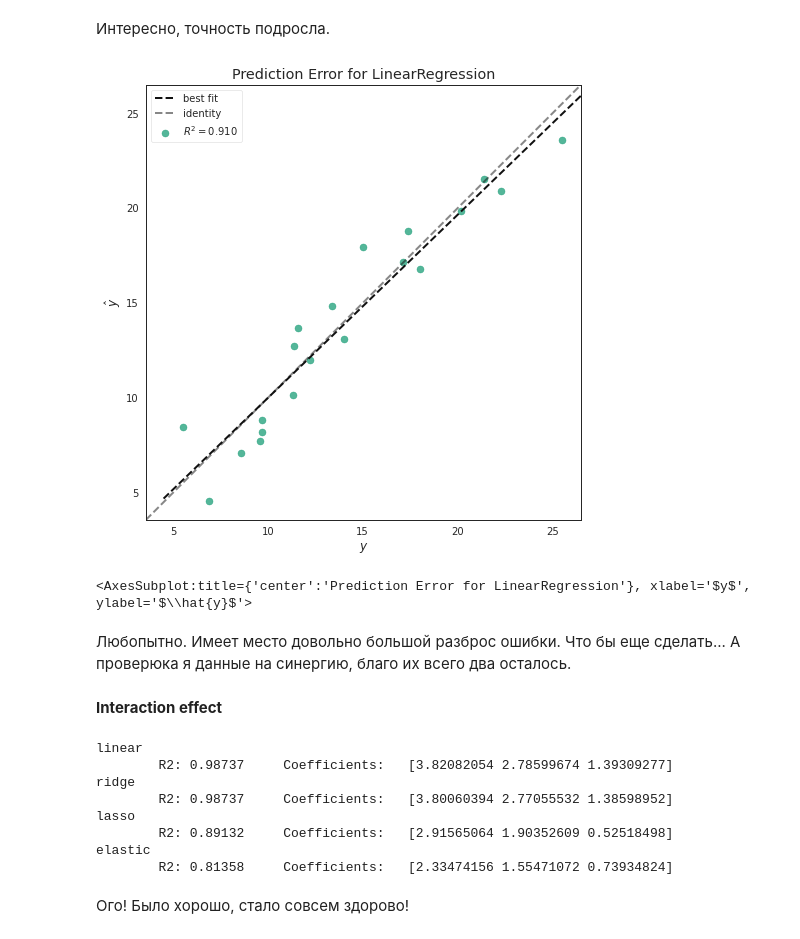
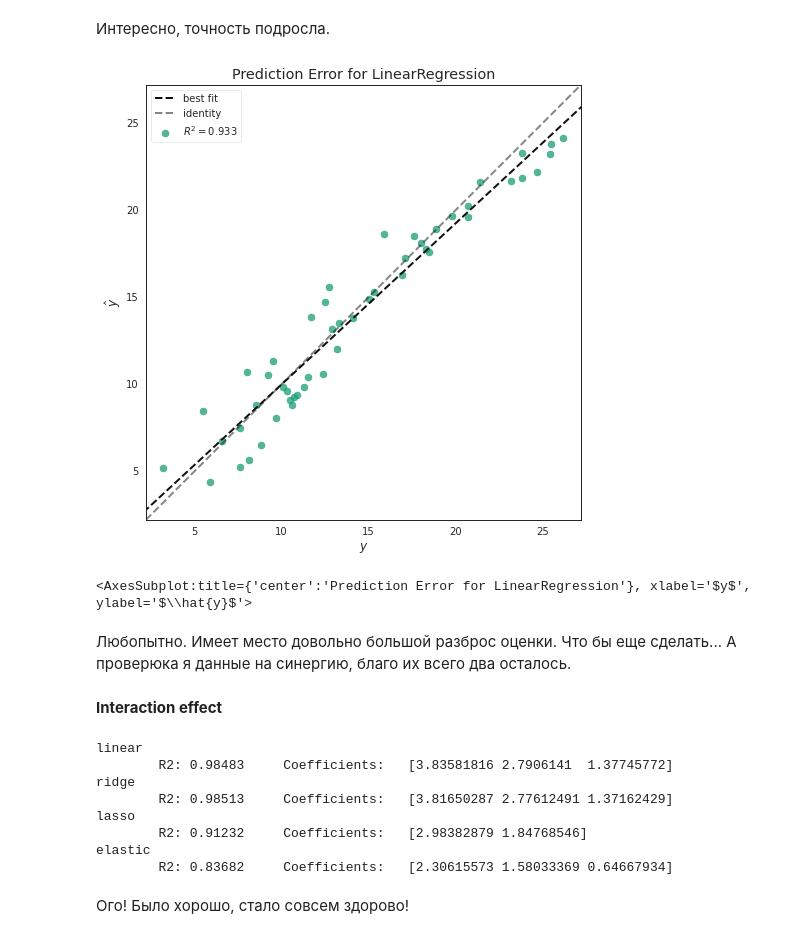
Before and after one commit to jast4ik/Hillel_ML_HW, a Jupyter notebook: Homework05/HW05.ipynb, the cells around one changed output. Drawn from its saved outputs; the diff is of its cells as text; code cells hidden in the pictures.

```diff
--- a/Homework05/HW05.ipynb
+++ b/Homework05/HW05.ipynb
@@ -465,16 +465,21 @@ elastic
 # %% [markdown]
 Интересно, точность подросла.
 # %%
+X = dataset[['TV', 'radio']]
+y = dataset.sales
+
+X_train, X_test, y_train, y_test = train_test_split(X, y, test_size=0.25)
+
 visualizer = PredictionError(best_linear)
 
 visualizer.fit(X_train, y_train)
 visualizer.score(X_test, y_test)
 visualizer.poof()
 # %% [output]
-[figure, old version]
+[figure, new version]
 <AxesSubplot:title={'center':'Prediction Error for LinearRegression'}, xlabel='$y$', ylabel='$\\hat{y}$'>
 # %% [markdown]
-Любопытно. Имеет место довольно большой разброс ошибки. Что бы еще сделать... А проверюка я данные на синергию, благо их всего два осталось.
+Любопытно. Имеет место довольно большой разброс оценки. Что бы еще сделать... А проверюка я данные на синергию, благо их всего два осталось.
 # %% [markdown]
 **Interaction effect**
 # %%
@@ -533,13 +538,13 @@ for key in max_vals:
     print("{}\n\tR2: {:.5f}\tCoefficients:\t{}".format(key, max_vals[key][0], max_vals[key][1]))
 # %% [output]
 linear
-        R2: 0.98737     Coefficients:   [3.82082054 2.78599674 1.39309277]
+        R2: 0.98483     Coefficients:   [3.83581816 2.7906141  1.37745772]
 ridge
-        R2: 0.98737     Coefficients:   [3.80060394 2.77055532 1.38598952]
+        R2: 0.98513     Coefficients:   [3.81650287 2.77612491 1.37162429]
 lasso
-        R2: 0.89132     Coefficients:   [2.91565064 1.90352609 0.52518498]
+        R2: 0.91232     Coefficients:   [2.98382879 1.84768546]
 elastic
-        R2: 0.81358     Coefficients:   [2.33474156 1.55471072 0.73934824]
+        R2: 0.83682     Coefficients:   [2.30615573 1.58033369 0.64667934]
 # %% [markdown]
 Ого! Было хорошо, стало совсем здорово!
 # %%
```
Also changed, not shown: parts of 8 cells of this notebook.
